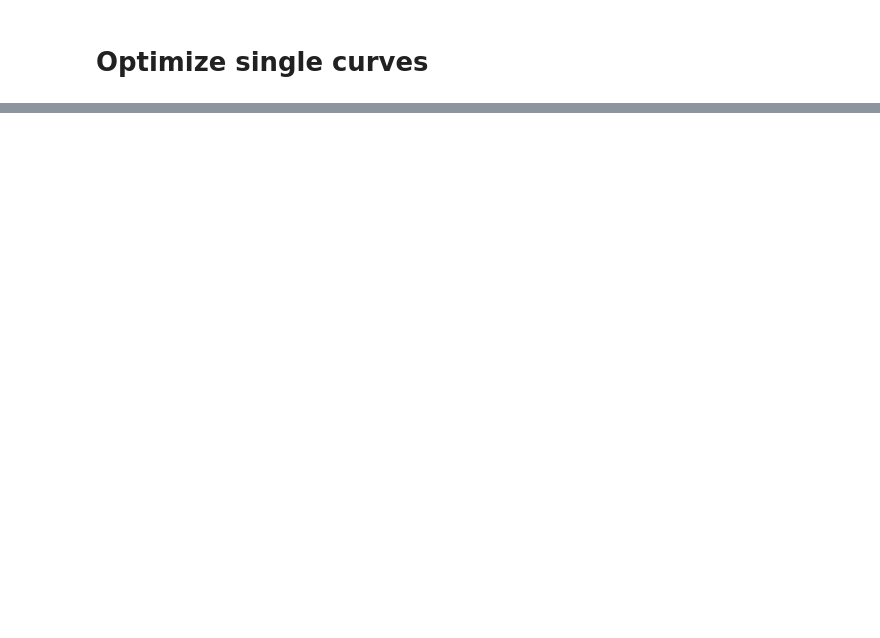
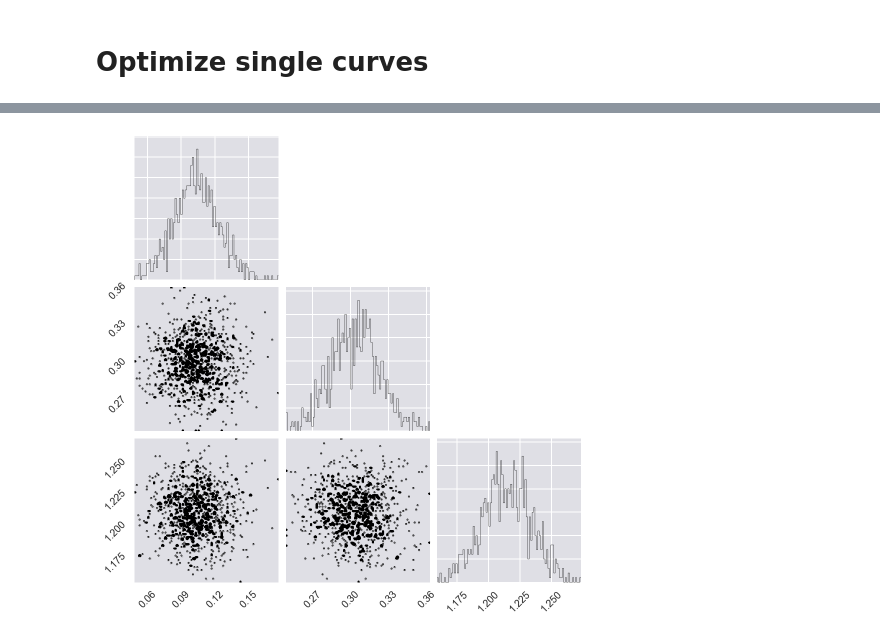
Before and after one commit to dangeles/WormFiles, a Jupyter notebook: agingRNAseq/src/MCMC Analysis.ipynb, the cells around one changed output, grey strips where cells are left out. Saved outputs shown, nothing was run; the diff lists cells and outputs as text; code cells hidden in the pictures; blank space fills up the shorter version.

```diff
--- a/agingRNAseq/src/MCMC Analysis.ipynb
+++ b/agingRNAseq/src/MCMC Analysis.ipynb
@@ -1398,0 +1290,5 @@ sigma_bad: 1.873044
+# %%
+#before walk
+fig = corner.corner(p0[:, 0:3], bins=100)
+# %% [output]
+[figure, added]
```
Also changed, not shown: parts of 34 cells of this notebook, 5 other files.
